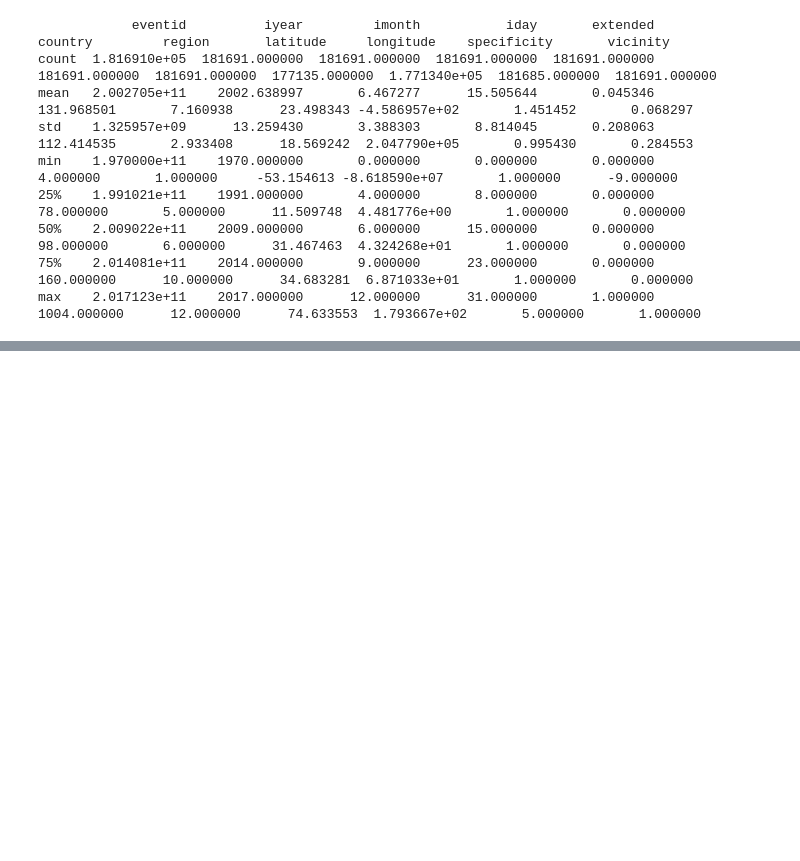
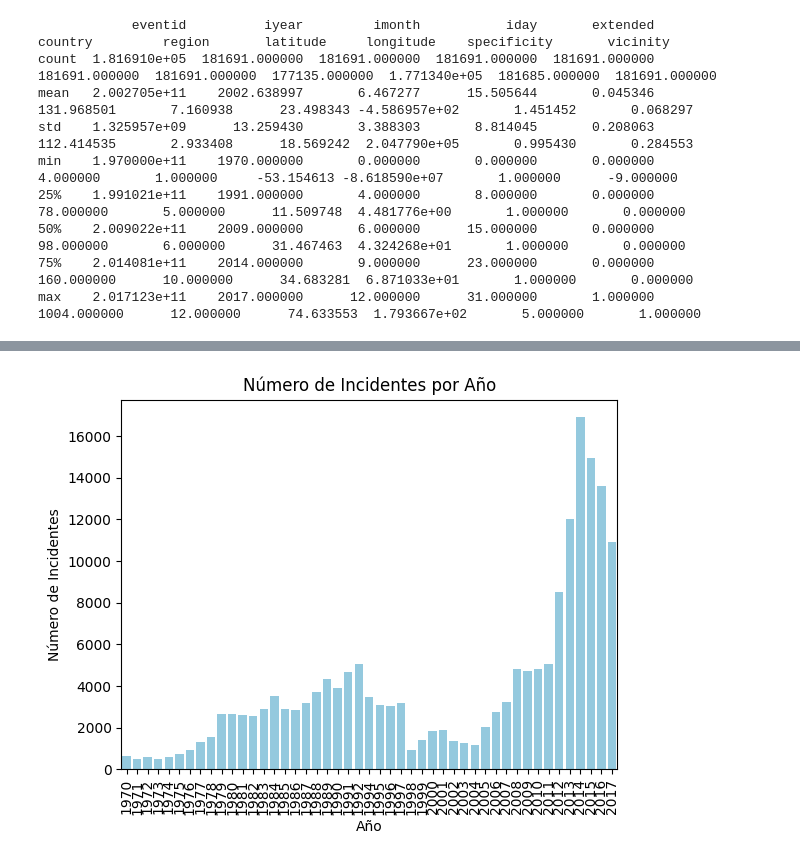
Before and after one commit to Heyder07/VisualBigData, a Jupyter notebook: 6. Trabajos extraclase/Challenge_1_Basico.ipynb, the cells around one changed output, grey strips where cells are left out. Cells and saved outputs as stored; diff of their text form; code cells hidden in the pictures; blank space fills up the shorter version.

```diff
--- a/6. Trabajos extraclase/Challenge_1_Basico.ipynb
+++ b/6. Trabajos extraclase/Challenge_1_Basico.ipynb
@@ -120,0 +186,9 @@ max    2.017123e+11    2017.000000      12.000000      31.000000       1.000000
+# %%
+# Convertir a pandas para utilizar la liberia de seaborn
+pandas_df = psdf.to_pandas()
+
+pandas_df = pandas_df.fillna(0)  # Reemplazar valores nulos con 0
+
+
+# Mostrar el DataFrame convertido
+print(pandas_df)
@@ -120,0 +213,10 @@ max    2.017123e+11    2017.000000      12.000000      31.000000       1.000000
+# %%
+# Gráfico de línea para incidentes por año
+sns.countplot(data=pandas_df, x="iyear", color="skyblue")
+plt.title("Número de Incidentes por Año")
+plt.xlabel("Año")
+plt.ylabel("Número de Incidentes")
+plt.xticks(rotation=90)
+plt.show()
+# %% [output]
+[figure, added]
```
Also changed, not shown: parts of 11 cells of this notebook.
